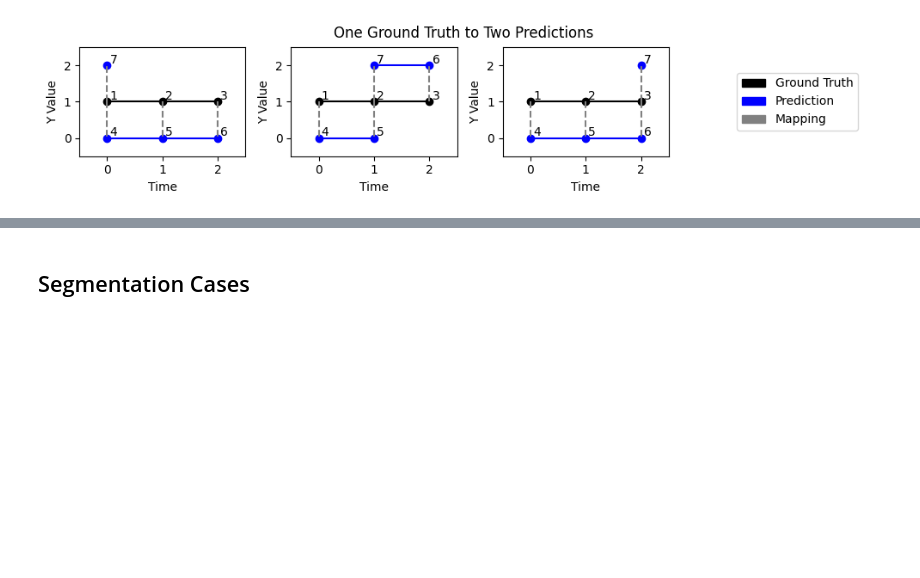
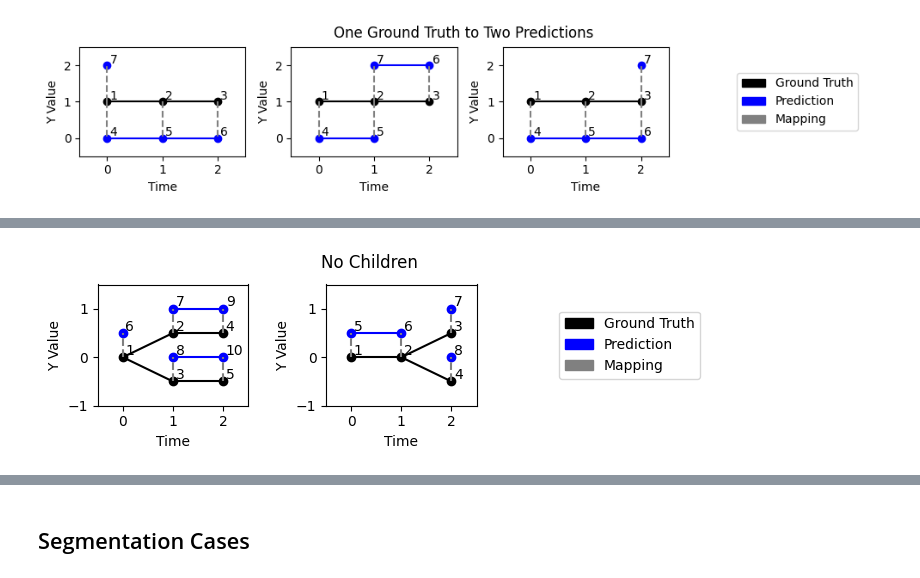
Before and after one commit to Janelia-Trackathon-2023/traccuracy, a Jupyter notebook: examples/test-cases.ipynb, the cells around one changed output, grey strips where cells are left out. Cells and saved outputs as stored; diff of their text form; code cells hidden in the pictures; blank space fills up the shorter version.

```diff
--- a/examples/test-cases.ipynb
+++ b/examples/test-cases.ipynb
@@ -135,0 +153,4 @@ plot_matched([one_to_two(t) for t in [0, 1, 2]], "One Ground Truth to Two Predic
+# %%
+plot_matched([ex_graphs.no_children(t) for t in [0, 1]], 'No Children')
+# %% [output]
+[figure, added]
```
Also changed, not shown: parts of 12 cells of this notebook.
